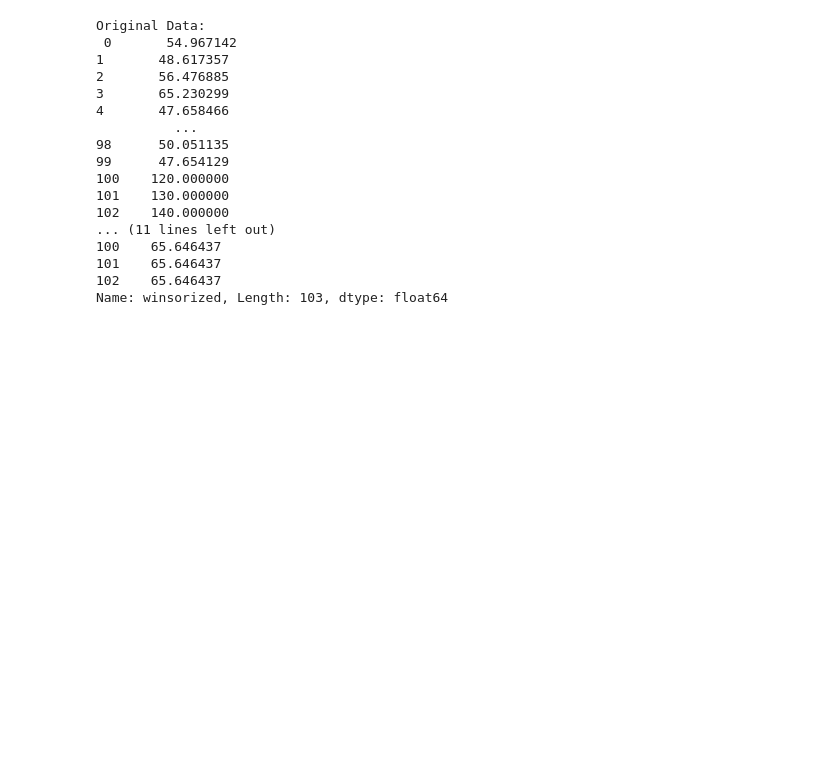
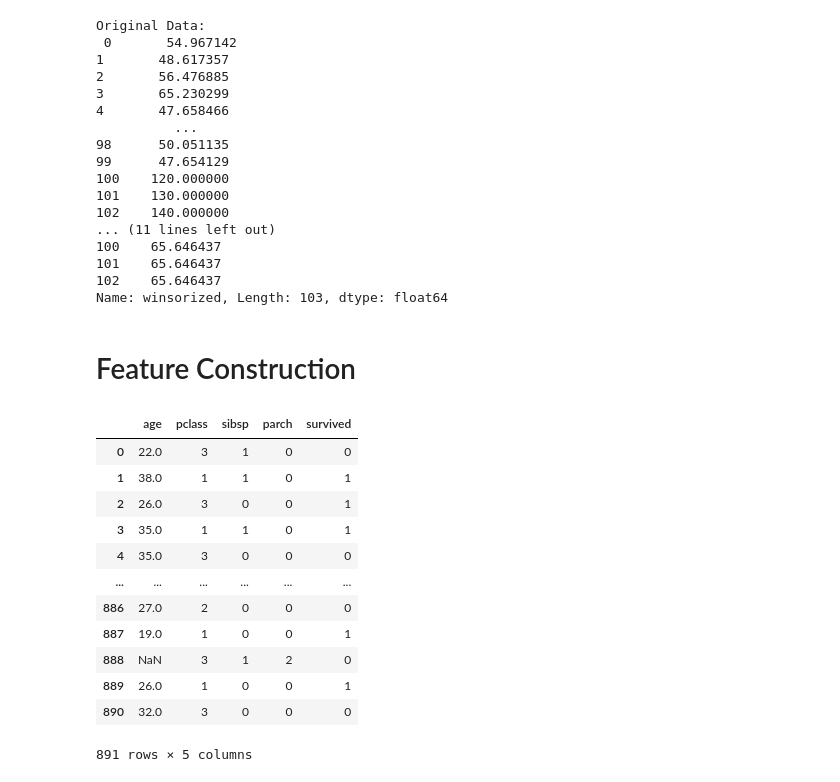
Before and after one commit to pragatii-sharmaa/Machine-Learning-Algorithms-code, a Jupyter notebook: ML(1_).ipynb, the cells around one changed output. Drawn from its saved outputs; the diff is of its cells as text; code cells hidden in the pictures; blank space fills up the shorter version.

```diff
--- a/ML(1_).ipynb
+++ b/ML(1_).ipynb
@@ -1331,3 +1331,30 @@ Original Data:
 101    65.646437
 102    65.646437
 Name: winsorized, Length: 103, dtype: float64
+# %% [markdown]
+# Feature Construction
+# %%
+import seaborn as sns
+
+# Load the Titanic dataset
+titanic = sns.load_dataset("titanic")
+
+# Select the desired columns using a single list of strings
+df = titanic[['age','pclass',  'sibsp', 'parch', 'survived']]
+
+# Now you can work with the selected columns in the 'selected_df' DataFrame
+df
+# %% [output]
+|  | age | pclass | sibsp | parch | survived |
+| 0 | 22.0 | 3 | 1 | 0 | 0 |
+| 1 | 38.0 | 1 | 1 | 0 | 1 |
+| 2 | 26.0 | 3 | 0 | 0 | 1 |
+| 3 | 35.0 | 1 | 1 | 0 | 1 |
+| 4 | 35.0 | 3 | 0 | 0 | 0 |
+| ... | ... | ... | ... | ... | ... |
+| 886 | 27.0 | 2 | 0 | 0 | 0 |
+| 887 | 19.0 | 1 | 0 | 0 | 1 |
+| 888 | NaN | 3 | 1 | 2 | 0 |
+| 889 | 26.0 | 1 | 0 | 0 | 1 |
+| 890 | 32.0 | 3 | 0 | 0 | 0 |
+891 rows × 5 columns
```
Also changed, not shown: parts of 12 cells of this notebook.
